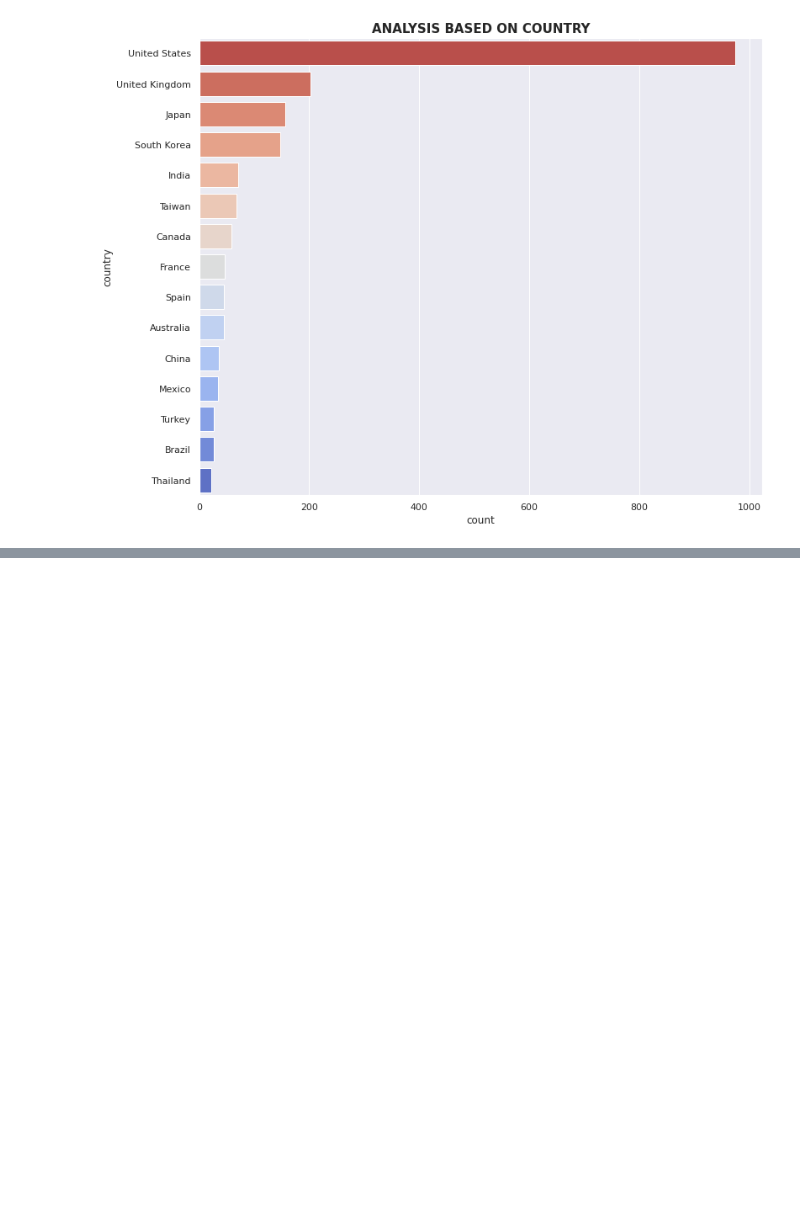
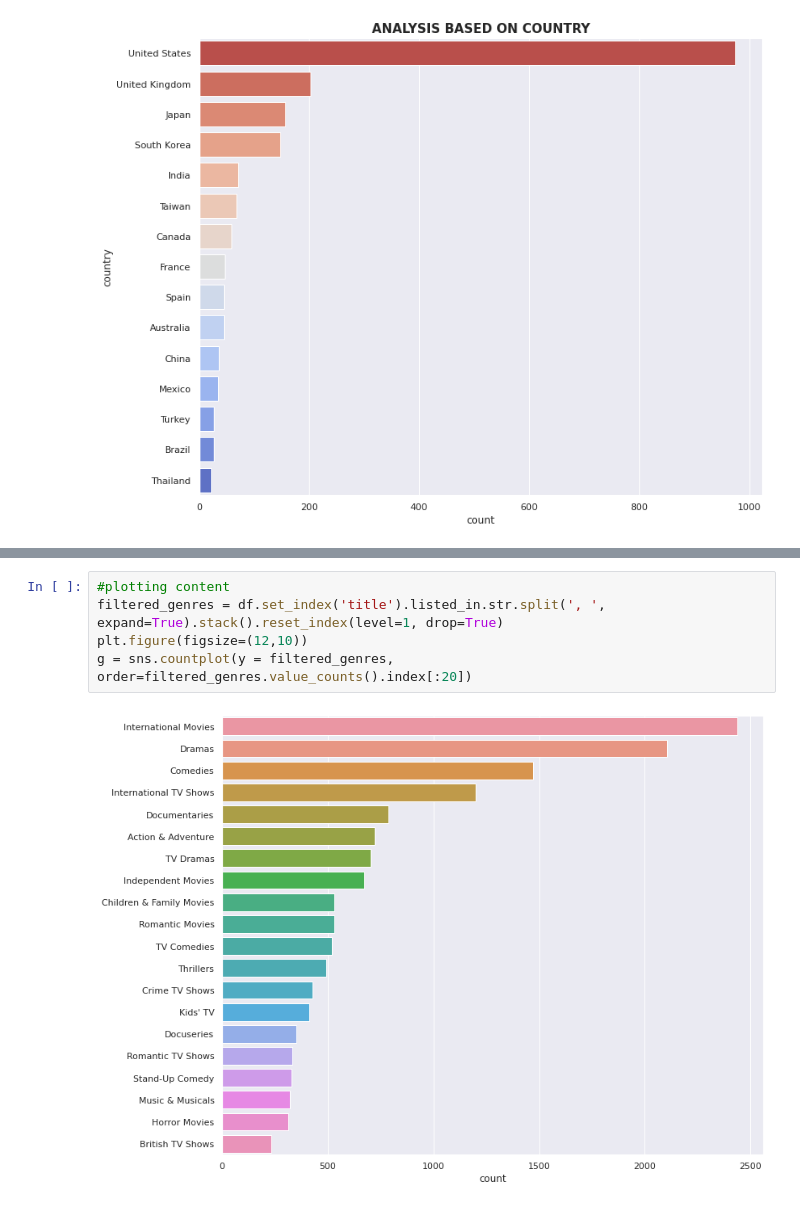
Before and after one commit to shakib68/Netflix-capstone4, a Jupyter notebook: Copy_of_NETFLIX_MOVIES_AND_TV_SHOWS_CLUSTERING.ipynb, the cells around one changed output, grey strips where cells are left out. Cells and saved outputs as stored; diff of their text form; blank space fills up the shorter version.

```diff
--- a/Copy_of_NETFLIX_MOVIES_AND_TV_SHOWS_CLUSTERING.ipynb
+++ b/Copy_of_NETFLIX_MOVIES_AND_TV_SHOWS_CLUSTERING.ipynb
@@ -307,0 +348,7 @@ plt.show()
+# %%
+#plotting content
+filtered_genres = df.set_index('title').listed_in.str.split(', ', expand=True).stack().reset_index(level=1, drop=True)
+plt.figure(figsize=(12,10))
+g = sns.countplot(y = filtered_genres, order=filtered_genres.value_counts().index[:20])
+# %% [output]
+[figure, added]
```
Also changed, not shown: parts of 16 cells of this notebook.
